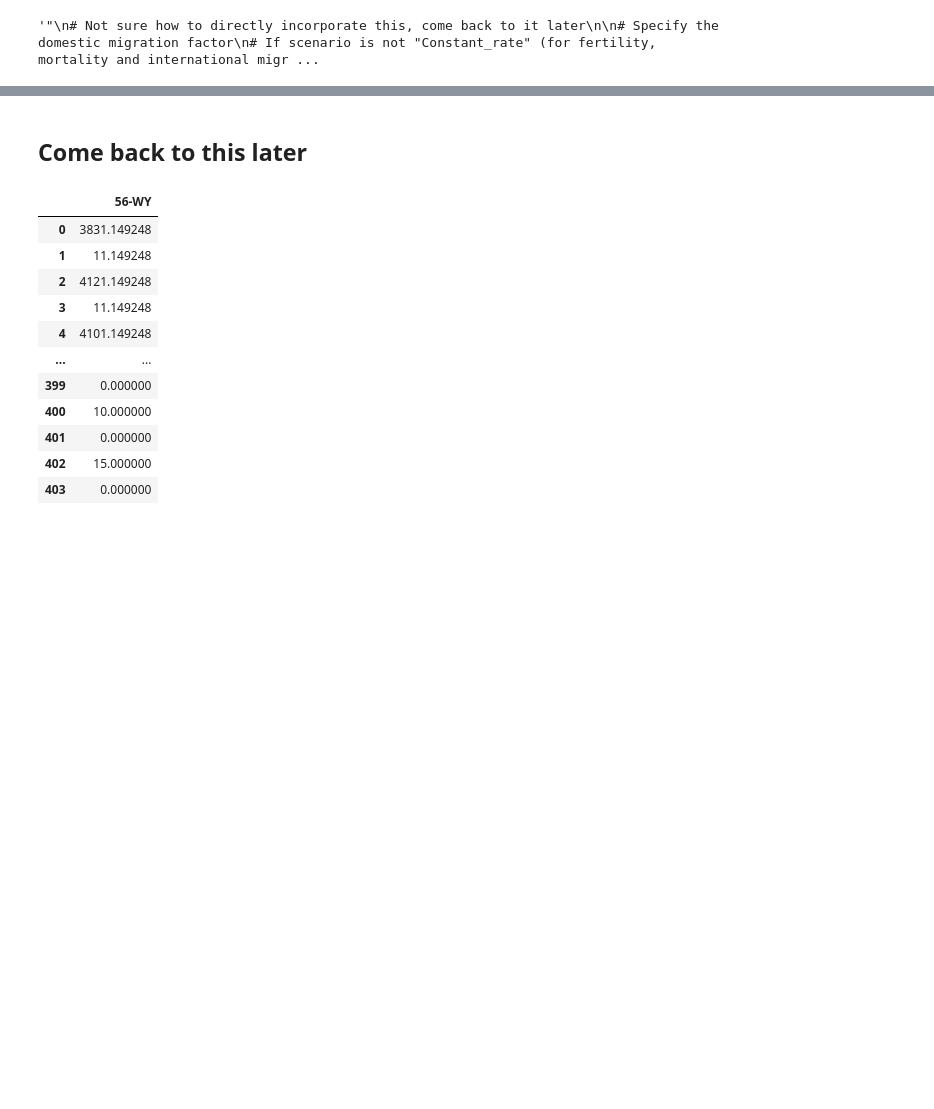
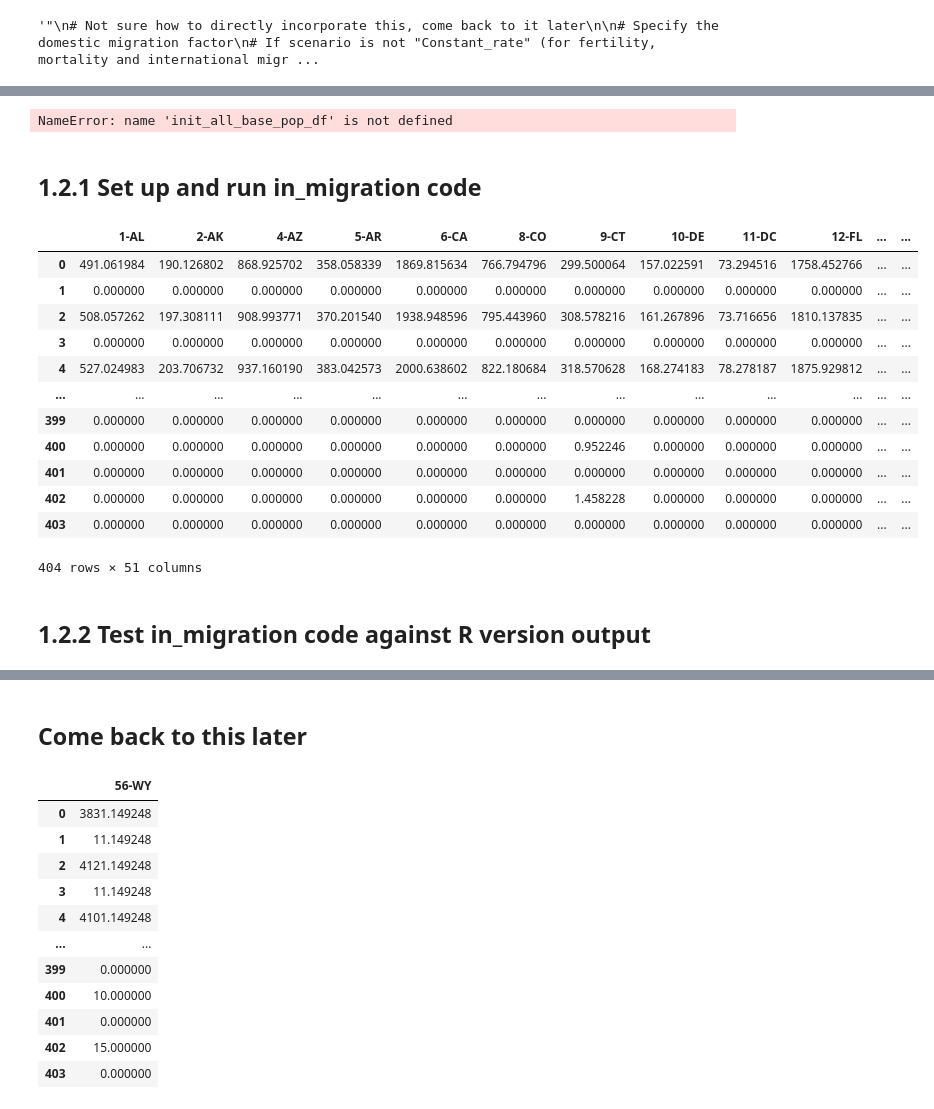
Before and after one commit to IMMM-SFA/statepop, a Jupyter notebook: statepop/debugging.ipynb, the cells around one changed output, grey strips where cells are left out. Drawn from its saved outputs; the diff is of its cells as text; code cells hidden in the pictures; blank space fills up the shorter version.

```diff
--- a/statepop/debugging.ipynb
+++ b/statepop/debugging.ipynb
@@ -282,0 +289,8 @@ multi_state_base_pop()[2]
+# %%
+int_mig_rates=0
+domestic_migration_factor='Constant_rate'
+
+bpop = multi_state_base_pop(int_mig_rates, domestic_migration_factor)
+
+# unpack outputs
+total_int_migration, init_all_base_pop_df, updated_all_base_pop_df = bpop
@@ -283,3 +338,42 @@ multi_state_base_pop()[2]
+# %%
+init_all_base_pop_df.head()
+# %% [output]
+NameError: name 'init_all_base_pop_df' is not defined
+# %% [markdown]
+## 1.2.1 Set up and run in_migration code
+# %%
+# set the scenario factor to 1 so we will have non-zero output for testing
+scen_factor = 1
+
+# get a list of state directories
+state_dirs = [i for i in os.listdir(state_inputs) if '.DS_Store' not in i]
+
+# sort state directories by their leading id
+state_dirs = sorted(state_dirs, key = lambda x: int(x.split('-')[0]))
+
+# create a list of in migration files from each state
+in_migration_files = [os.path.join(state_inputs, i, f"{i}_in_mig.csv") for i in state_dirs]
+
+# create the in migration population data frame for all states
+in_migration_df = in_domestic_migration(in_migration_files, updated_all_base_pop_df, scen_factor)
+# %%
+in_migration_df
+# %% [output]
+|  | 1-AL | 2-AK | 4-AZ | 5-AR | 6-CA | 8-CO | 9-CT | 10-DE | 11-DC | 12-FL | ... | ... |
+| 0 | 491.061984 | 190.126802 | 868.925702 | 358.058339 | 1869.815634 | 766.794796 | 299.500064 | 157.022591 | 73.294516 | 1758.452766 | ... | ... |
+| 1 | 0.000000 | 0.000000 | 0.000000 | 0.000000 | 0.000000 | 0.000000 | 0.000000 | 0.000000 | 0.000000 | 0.000000 | ... | ... |
+| 2 | 508.057262 | 197.308111 | 908.993771 | 370.201540 | 1938.948596 | 795.443960 | 308.578216 | 161.267896 | 73.716656 | 1810.137835 | ... | ... |
+| 3 | 0.000000 | 0.000000 | 0.000000 | 0.000000 | 0.000000 | 0.000000 | 0.000000 | 0.000000 | 0.000000 | 0.000000 | ... | ... |
+| 4 | 527.024983 | 203.706732 | 937.160190 | 383.042573 | 2000.638602 | 822.180684 | 318.570628 | 168.274183 | 78.278187 | 1875.929812 | ... | ... |
+| ... | ... | ... | ... | ... | ... | ... | ... | ... | ... | ... | ... | ... |
+| 399 | 0.000000 | 0.000000 | 0.000000 | 0.000000 | 0.000000 | 0.000000 | 0.000000 | 0.000000 | 0.000000 | 0.000000 | ... | ... |
+| 400 | 0.000000 | 0.000000 | 0.000000 | 0.000000 | 0.000000 | 0.000000 | 0.952246 | 0.000000 | 0.000000 | 0.000000 | ... | ... |
+| 401 | 0.000000 | 0.000000 | 0.000000 | 0.000000 | 0.000000 | 0.000000 | 0.000000 | 0.000000 | 0.000000 | 0.000000 | ... | ... |
+| 402 | 0.000000 | 0.000000 | 0.000000 | 0.000000 | 0.000000 | 0.000000 | 1.458228 | 0.000000 | 0.000000 | 0.000000 | ... | ... |
+| 403 | 0.000000 | 0.000000 | 0.000000 | 0.000000 | 0.000000 | 0.000000 | 0.000000 | 0.000000 | 0.000000 | 0.000000 | ... | ... |
+404 rows × 51 columns
+# %% [markdown]
+## 1.2.2 Test in_migration code against R version output
 # %%
 def single_state_base_pop_df(state_abbr, int_mig_rates=0, domestic_migration_factor='Constant_rate'):
 
```
Also changed, not shown: parts of 23 cells of this notebook, 2 other files.
